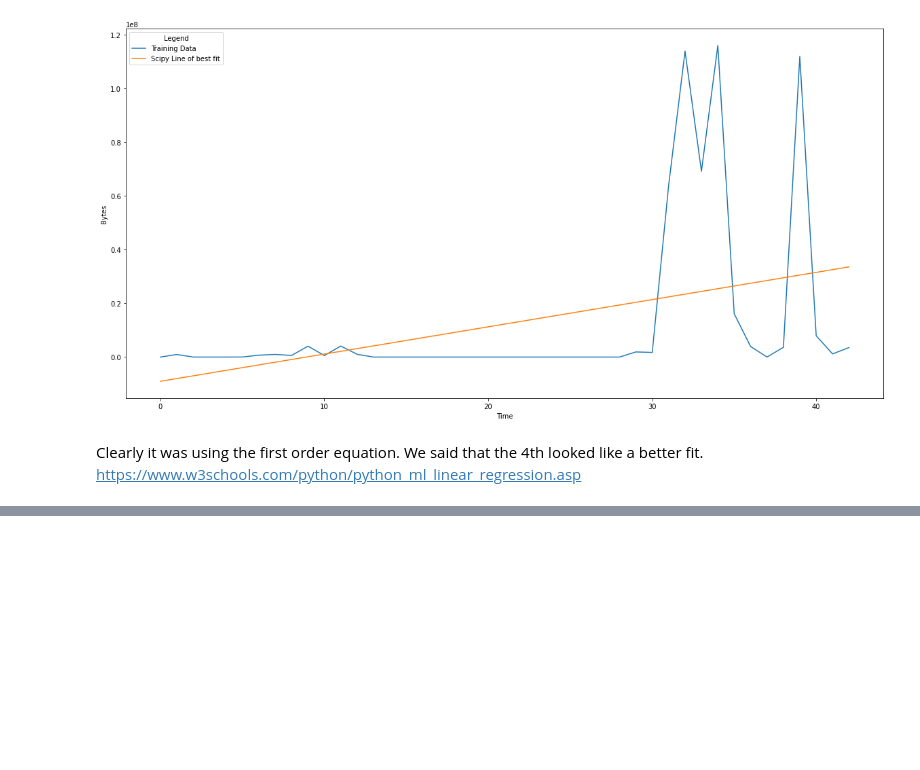
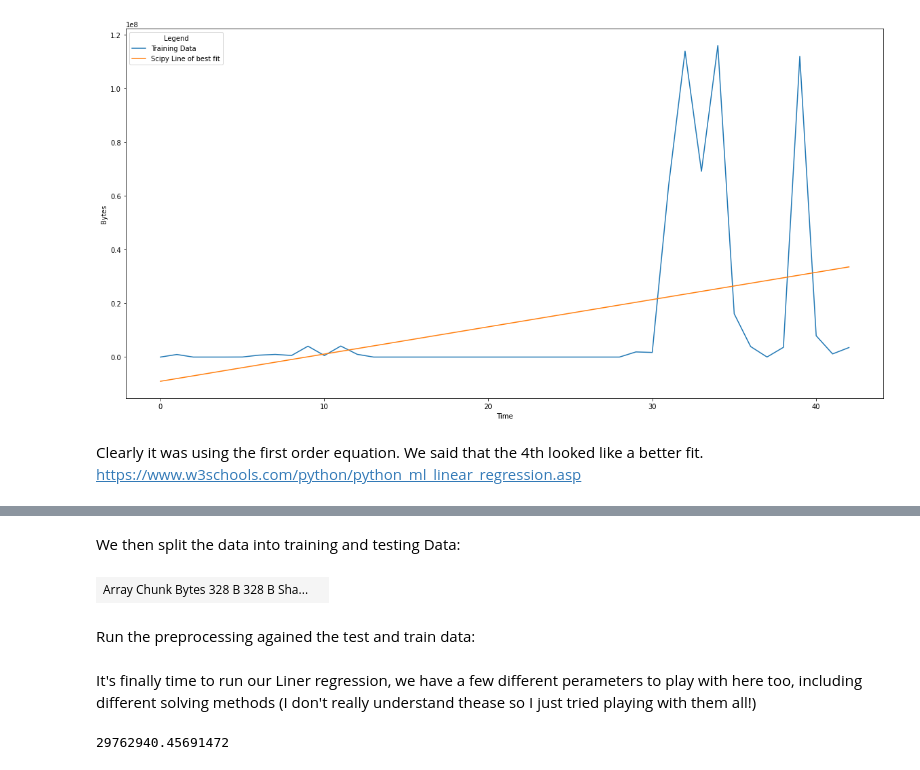
Before and after one commit to JakeNTech/TTDS_DataScience_Project, a Jupyter notebook: Notebook.ipynb, the cells around one changed output, grey strips where cells are left out. Cells and saved outputs as stored; diff of their text form; code cells hidden in the pictures; blank space fills up the shorter version.

```diff
--- a/Notebook.ipynb
+++ b/Notebook.ipynb
@@ -189,0 +226,10 @@ https://www.w3schools.com/python/python_ml_linear_regression.asp
+# %% [markdown]
+We then split the data into training and testing Data:
+# %%
+from dask_ml.model_selection import train_test_split
+X_train, X_test, y_train, y_test = train_test_split(X, y, test_size=0.2)
+X_train
+# %% [output]
+| Array Chunk Bytes 328 B 328 B Sha... |  |
+# %% [markdown]
+Run the preprocessing agained the test and train data:
@@ -189,0 +241,2 @@ https://www.w3schools.com/python/python_ml_linear_regression.asp
+# %% [markdown]
+It's finally time to run our Liner regression, we have a few different perameters to play with here too, including different solving methods (I don't really understand thease so I just tried playing with them all!)
@@ -189,0 +251,9 @@ https://www.w3schools.com/python/python_ml_linear_regression.asp
+# %%
+from dask_ml.metrics import mean_squared_error
+from math import sqrt
+
+predicted = lr_model.predict(X_train)
+sqrt(mean_squared_error(y_train, predicted))
+#lr_model.predict(X_train)
+# %% [output]
+29762940.45691472
```
Also changed, not shown: parts of 15 cells of this notebook, 5 other files.
